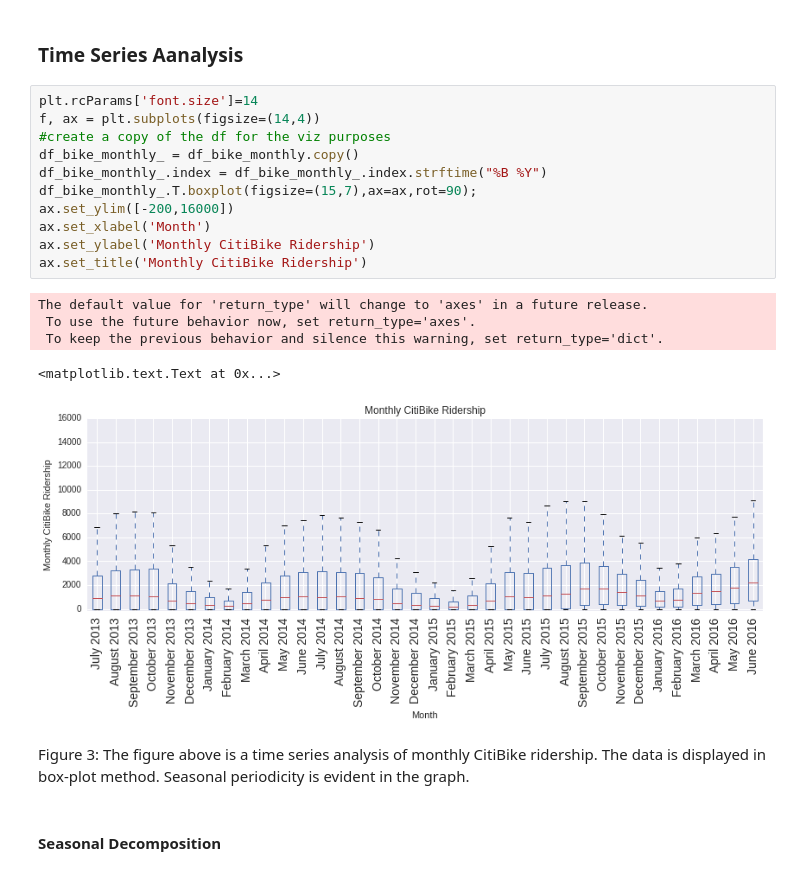
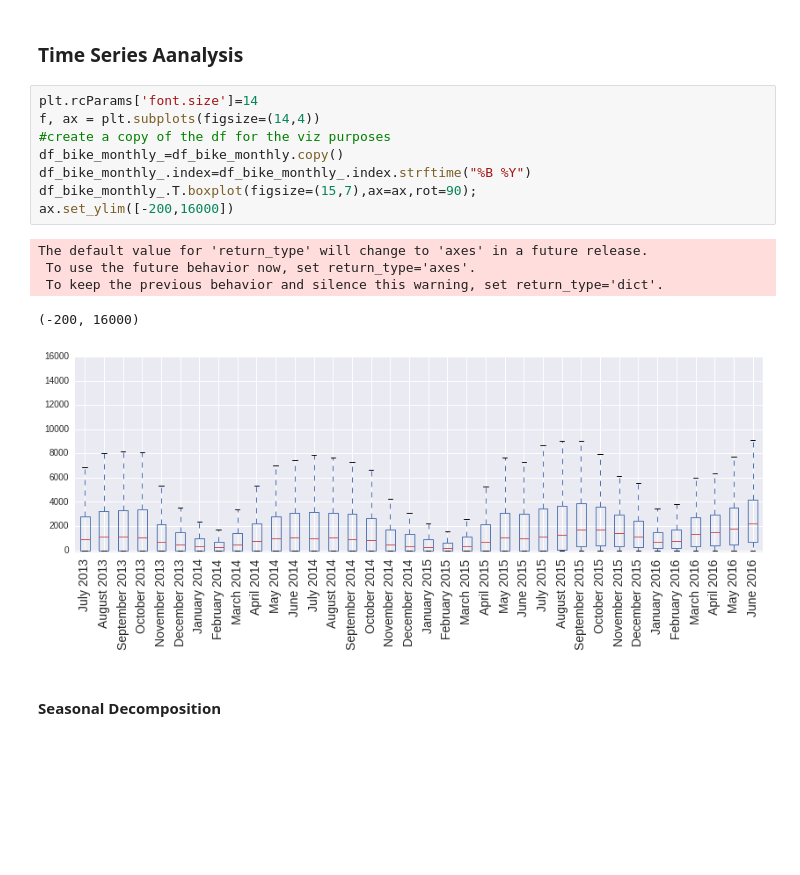
Before and after one commit to tashay/PUI2016_tg1478, a Jupyter notebook: HW10_tg1478/HW10_1_tg1478.ipynb, the cells around one changed output. Saved outputs shown, nothing was run; the diff lists cells and outputs as text; blank space fills up the shorter version.

```diff
--- a/HW10_tg1478/HW10_1_tg1478.ipynb
+++ b/HW10_tg1478/HW10_1_tg1478.ipynb
@@ -103,22 +99,17 @@ df_bike_monthly.head()
 # %%
 plt.rcParams['font.size']=14
 f, ax = plt.subplots(figsize=(14,4))
 #create a copy of the df for the viz purposes
-df_bike_monthly_ = df_bike_monthly.copy()
-df_bike_monthly_.index = df_bike_monthly_.index.strftime("%B %Y")
+df_bike_monthly_=df_bike_monthly.copy()
+df_bike_monthly_.index=df_bike_monthly_.index.strftime("%B %Y")
 df_bike_monthly_.T.boxplot(figsize=(15,7),ax=ax,rot=90);
 ax.set_ylim([-200,16000])
-ax.set_xlabel('Month')
-ax.set_ylabel('Monthly CitiBike Ridership')
-ax.set_title('Monthly CitiBike Ridership')
 # %% [output]
 The default value for 'return_type' will change to 'axes' in a future release.
  To use the future behavior now, set return_type='axes'.
  To keep the previous behavior and silence this warning, set return_type='dict'.
-<matplotlib.text.Text at 0x...>
+(-200, 16000)
-[figure, old version]
+[figure, new version]
-# %% [markdown]
-Figure 3: The figure above is a time series analysis of monthly CitiBike ridership. The data is displayed in box-plot method. Seasonal periodicity is evident in the graph.
 # %% [markdown]
 #### Seasonal Decomposition
 # %%
```
Also changed, not shown: parts of 72 cells of this notebook, 1 other file.
